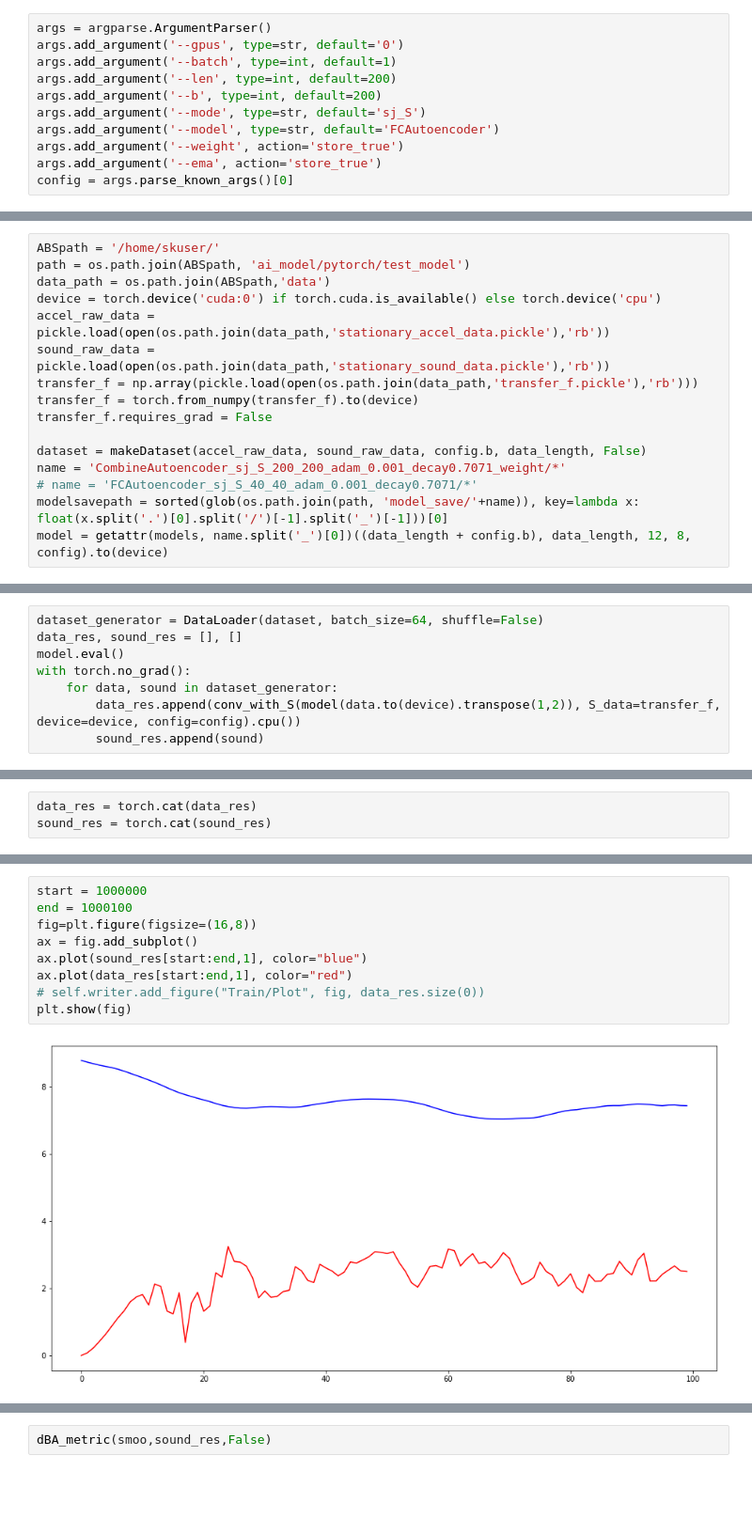
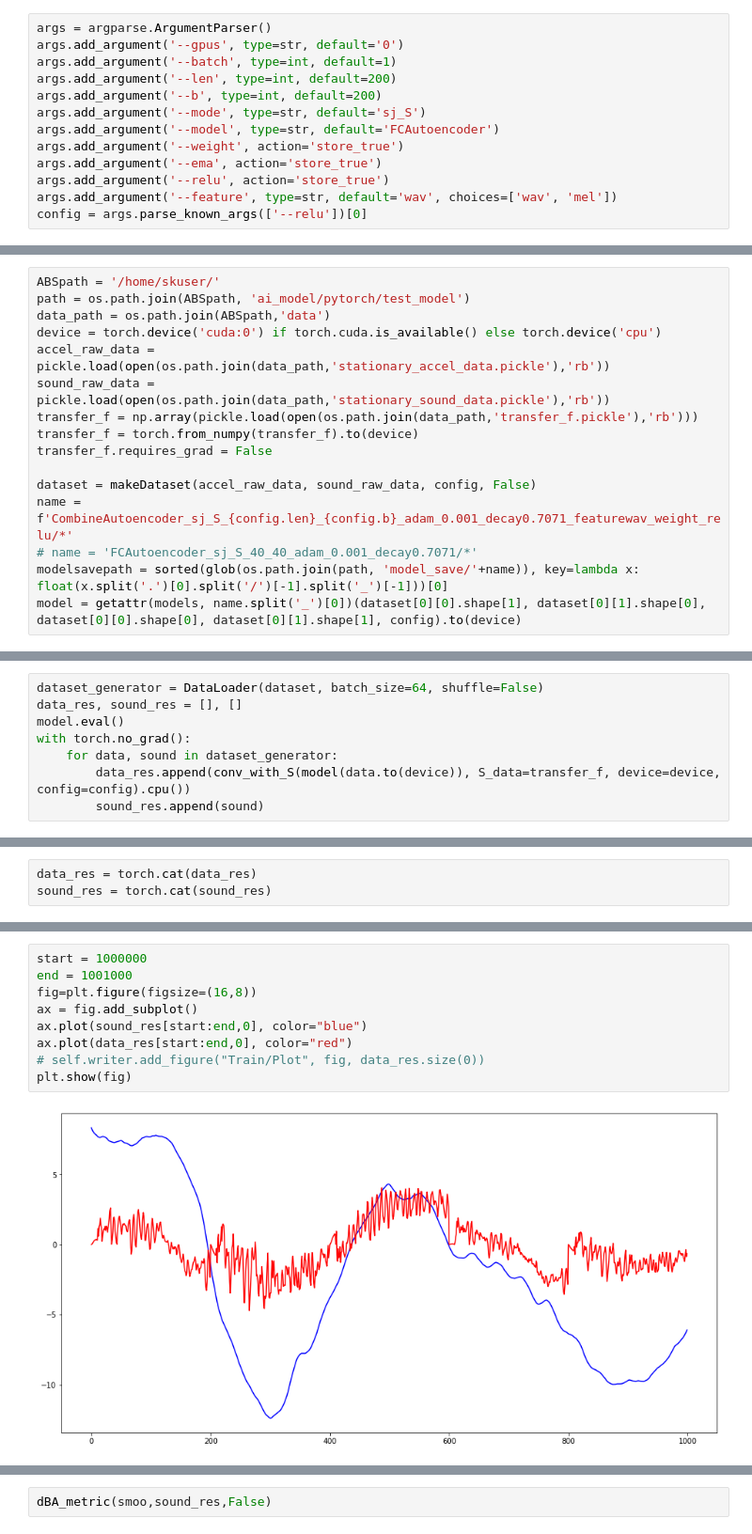
Before and after one commit to lsg1213/ai_model, a Jupyter notebook: pytorch/test_model/visualization.ipynb, the cells around one changed output, grey strips where cells are left out. Shown at 94% size. Cells and saved outputs as stored; diff of their text form; blank space fills up the shorter version.

Commit message:
[enhancement] data preprocessing update, [add] predict future frame

```diff
--- a/pytorch/test_model/visualization.ipynb
+++ b/pytorch/test_model/visualization.ipynb
@@ -17,7 +17,9 @@ args.add_argument('--mode', type=str, default='sj_S')
 args.add_argument('--model', type=str, default='FCAutoencoder')
 args.add_argument('--weight', action='store_true')
 args.add_argument('--ema', action='store_true')
-config = args.parse_known_args()[0]
+args.add_argument('--relu', action='store_true')
+args.add_argument('--feature', type=str, default='wav', choices=['wav', 'mel'])
+config = args.parse_known_args(['--relu'])[0]
 # %%
 SR = 8192
 WINDOW_SIZE = 500 # us
@@ -36,11 +38,11 @@ transfer_f = np.array(pickle.load(open(os.path.join(data_path,'transfer_f.pickle
 transfer_f = torch.from_numpy(transfer_f).to(device)
 transfer_f.requires_grad = False
 
-dataset = makeDataset(accel_raw_data, sound_raw_data, config.b, data_length, False)
-name = 'CombineAutoencoder_sj_S_200_200_adam_0.001_decay0.7071_weight/*'
+dataset = makeDataset(accel_raw_data, sound_raw_data, config, False)
+name = f'CombineAutoencoder_sj_S_{config.len}_{config.b}_adam_0.001_decay0.7071_featurewav_weight_relu/*'
 # name = 'FCAutoencoder_sj_S_40_40_adam_0.001_decay0.7071/*'
 modelsavepath = sorted(glob(os.path.join(path, 'model_save/'+name)), key=lambda x: float(x.split('.')[0].split('/')[-1].split('_')[-1]))[0]
-model = getattr(models, name.split('_')[0])((data_length + config.b), data_length, 12, 8, config).to(device)
+model = getattr(models, name.split('_')[0])(dataset[0][0].shape[1], dataset[0][1].shape[0], dataset[0][0].shape[0], dataset[0][1].shape[1], config).to(device)
 # %%
 print(modelsavepath)
 model.load_state_dict(torch.load(modelsavepath)['model'])
@@ -53,7 +55,7 @@ data_res, sound_res = [], []
 model.eval()
 with torch.no_grad():
     for data, sound in dataset_generator:
-        data_res.append(conv_with_S(model(data.to(device).transpose(1,2)), S_data=transfer_f, device=device, config=config).cpu())
+        data_res.append(conv_with_S(model(data.to(device)), S_data=transfer_f, device=device, config=config).cpu())
         sound_res.append(sound)
 # %%
 from time import time
@@ -83,11 +87,11 @@ ax_lst[1].plot(np.arange(sound_res.size(0)), sound_res[:,0], color="red")
 # %%
 start = 1000000
-end = 1000100
+end = 1001000
 fig=plt.figure(figsize=(16,8))
 ax = fig.add_subplot()
-ax.plot(sound_res[start:end,1], color="blue")
-ax.plot(data_res[start:end,1], color="red")
+ax.plot(sound_res[start:end,0], color="blue")
+ax.plot(data_res[start:end,0], color="red")
 # self.writer.add_figure("Train/Plot", fig, data_res.size(0))
 plt.show(fig)
 # %% [output]
-[figure, old version]
+[figure, new version]
```
Also changed, not shown: parts of 7 cells of this notebook, 3 other files.
